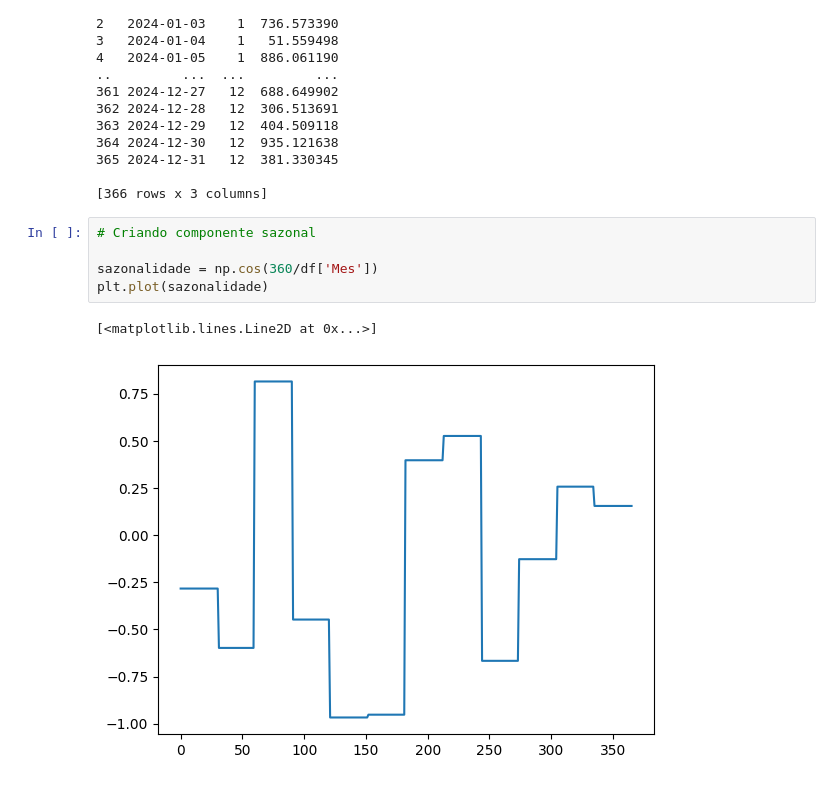
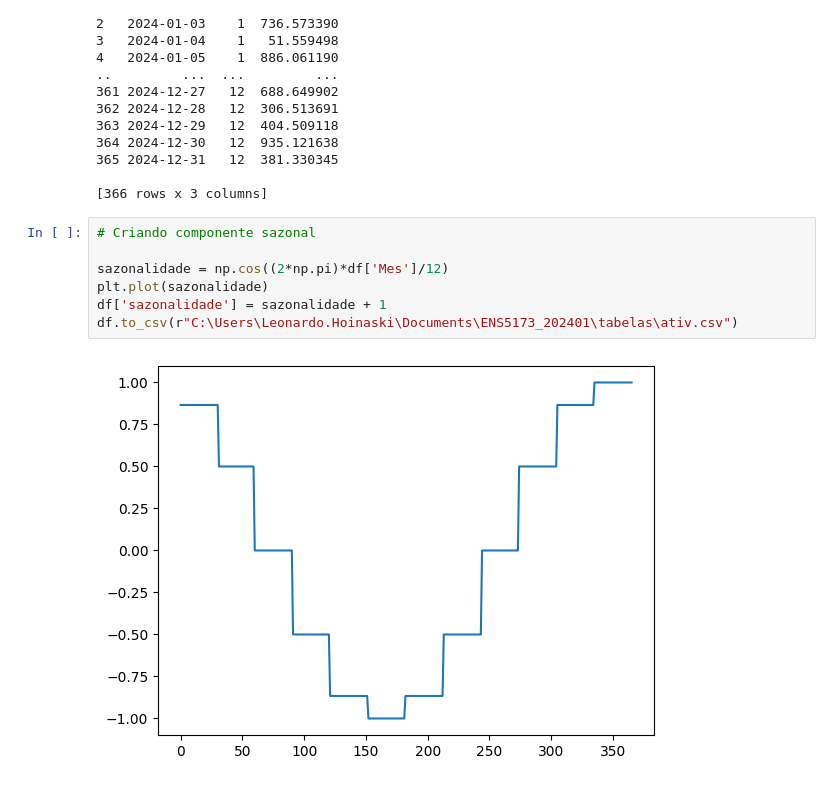
Before and after one commit to leohoinaski/ENS5173_202401, a Jupyter notebook: Atividade01_01.ipynb, the cells around one changed output. Cells and saved outputs as stored; diff of their text form.

```diff
--- a/Atividade01_01.ipynb
+++ b/Atividade01_01.ipynb
@@ -201,8 +201,9 @@ df.to_csv(r"C:\Users\Leonardo.Hoinaski\Documents\ENS5173_202401\tabelas\ativ.csv
 # %%
 # Criando componente sazonal
 
-sazonalidade = np.cos(360/df['Mes'])
+sazonalidade = np.cos((2*np.pi)*df['Mes']/12)
 plt.plot(sazonalidade)
+df['sazonalidade'] = sazonalidade + 1
+df.to_csv(r"C:\Users\Leonardo.Hoinaski\Documents\ENS5173_202401\tabelas\ativ.csv")
 # %% [output]
-[<matplotlib.lines.Line2D at 0x...>]
-[figure, old version]
+[figure, new version]
```
Also changed, not shown: parts of 1 cell of this notebook.
